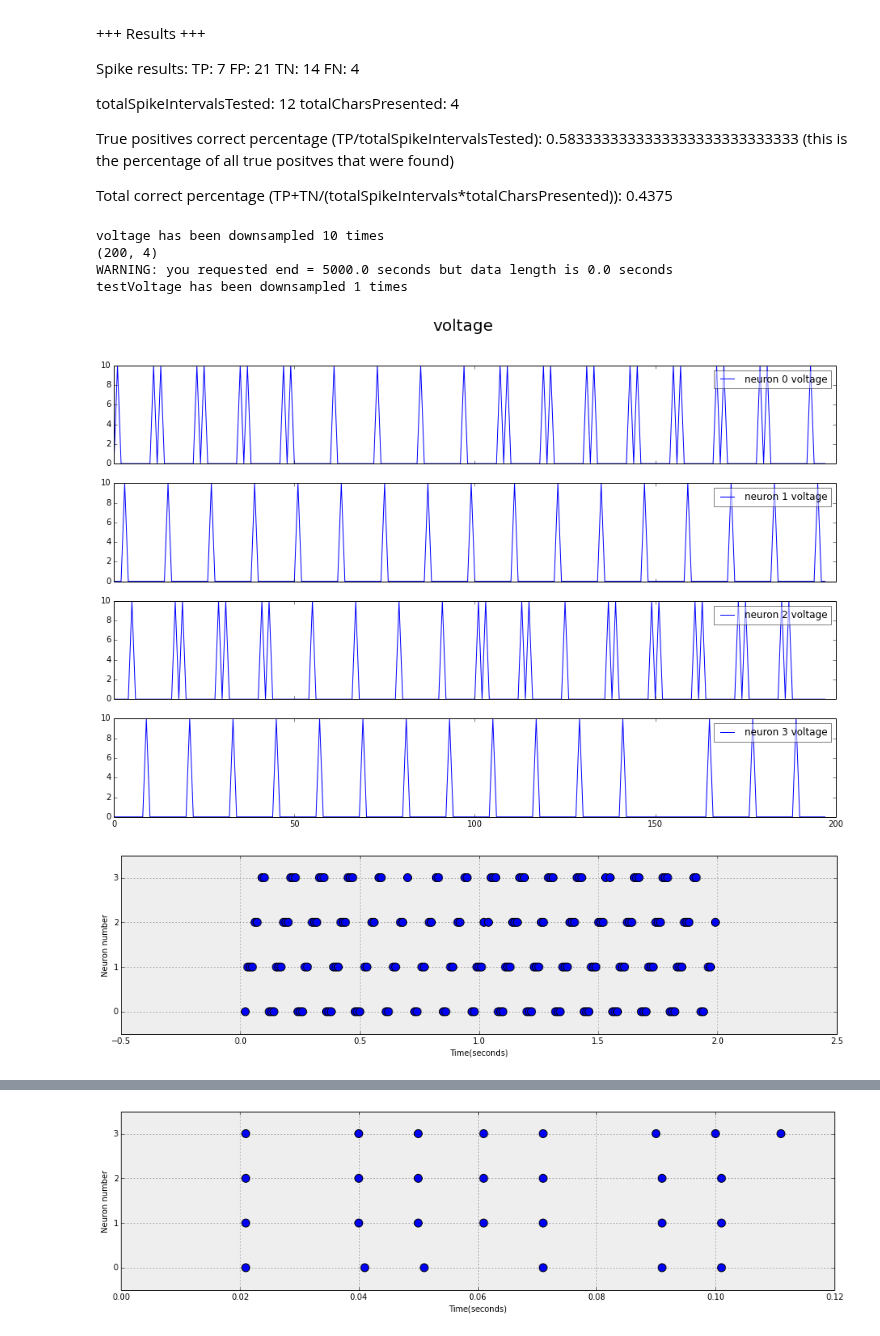
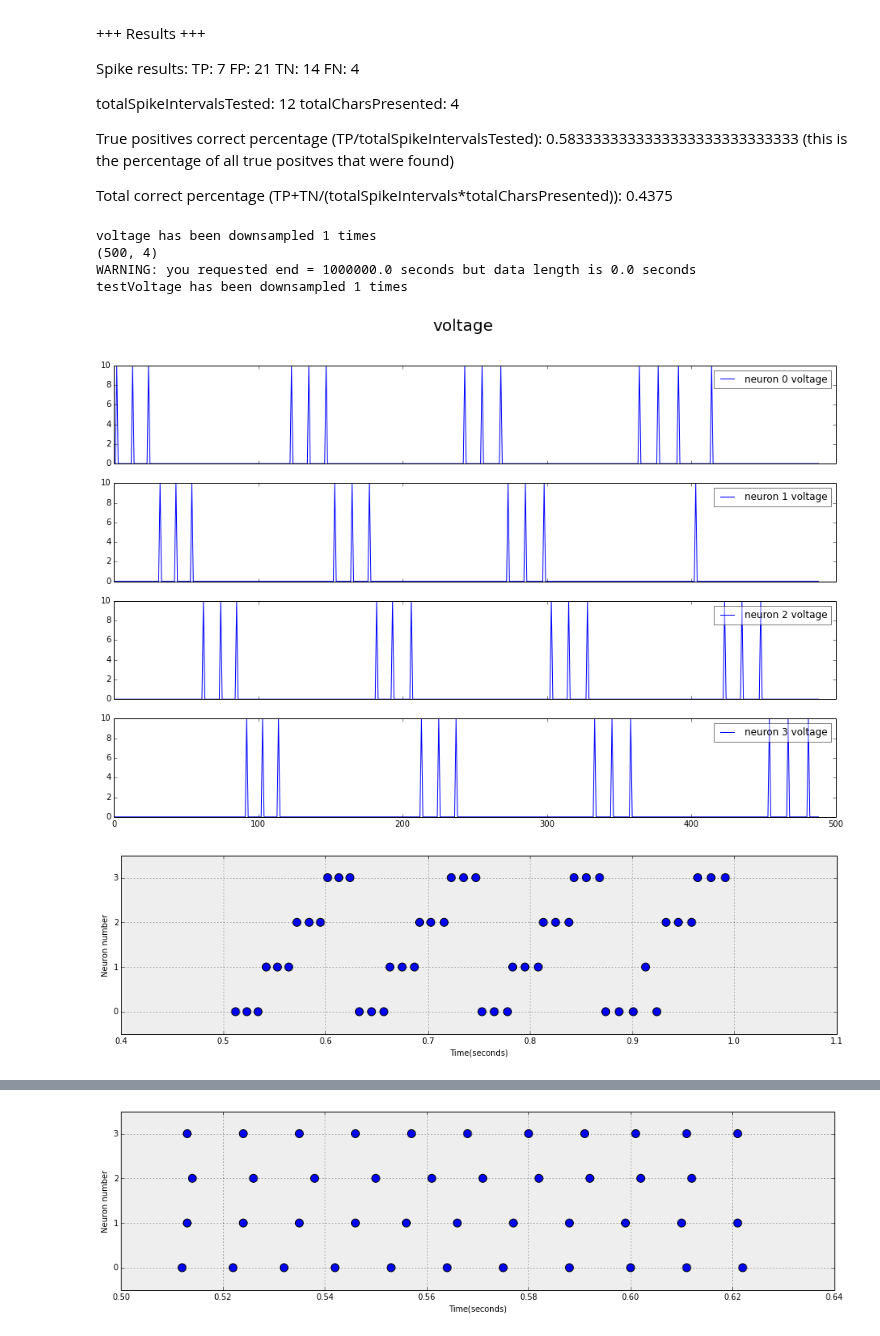
Before and after one commit to tartavull/snn-rl, a Jupyter notebook: analysisFurtherFormulas.ipynb, the cells around one changed output, grey strips where cells are left out. Drawn from its saved outputs; the diff is of its cells as text; code cells hidden in the pictures.

```diff
--- a/analysisFurtherFormulas.ipynb
+++ b/analysisFurtherFormulas.ipynb
@@ -45,22 +45,22 @@ Total correct percentage (TP+TN/(totalSpikeIntervals*totalCharsPresented)):	0.43
 # %%
 bp = brianPlotter('simulation.hdf5',permision = "r")
 
 start = .001 #seconds
-end = 5
+end = 100
 bp.plotLine('voltage',start,end)
 bp.plotScatter(start,end) #downsampling not yet implemented for scatter
 start = .001 #seconds
-end = .0119
+end = .013
 bp.plotLine('testVoltage',start,end)
 start = .001 #seconds
-end = .119
+end = .623
 bp.plotTestScatter(start,end) #downsampling not yet implemented for scatter
 
 del bp
 # %% [output]
-voltage has been downsampled 10 times
-(200, 4)
-WARNING: you requested end = 5000.0 seconds but data length is 0.0 seconds
+voltage has been downsampled 1 times
+(500, 4)
+WARNING: you requested end = 1000000.0 seconds but data length is 0.0 seconds
 testVoltage has been downsampled 1 times
-[figure, old version]
+[figure, new version]
-[figure, old version]
+[figure, new version]
@@ -68 +68 @@ testVoltage has been downsampled 1 times
-[figure, old version]
+[figure, new version]
```
Also changed, not shown: parts of 2 cells of this notebook.
